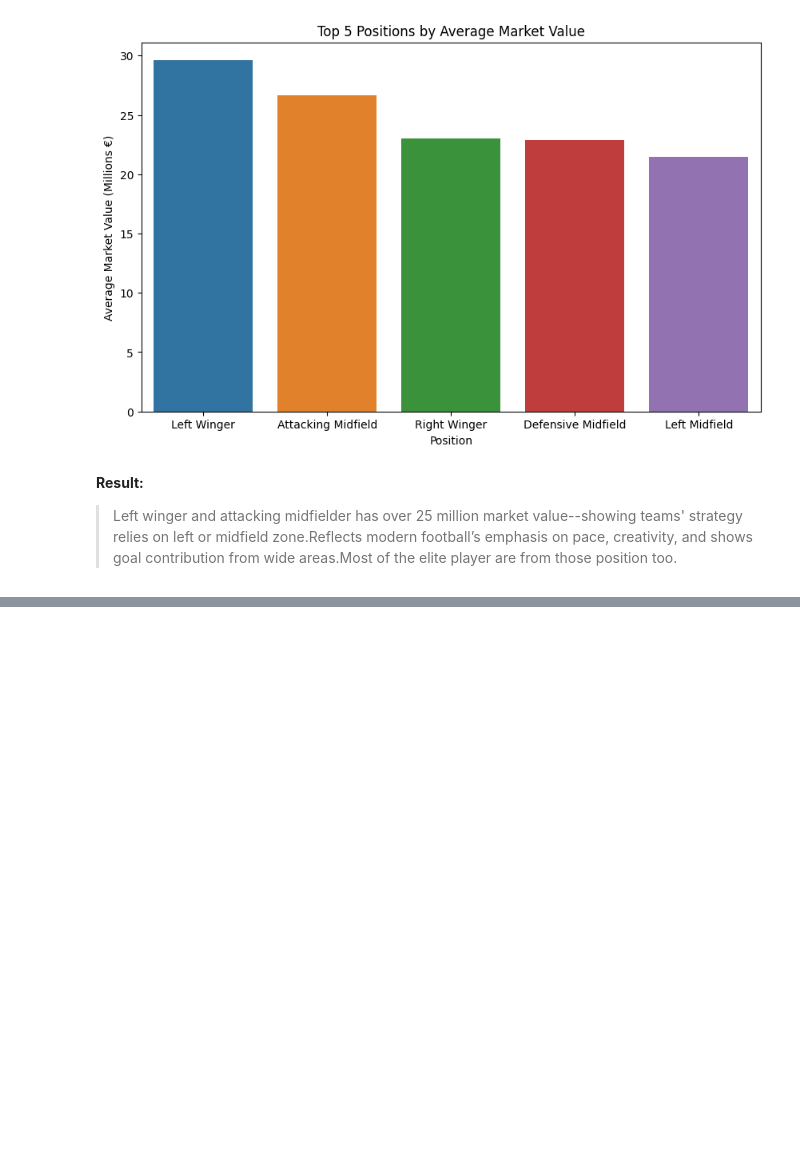
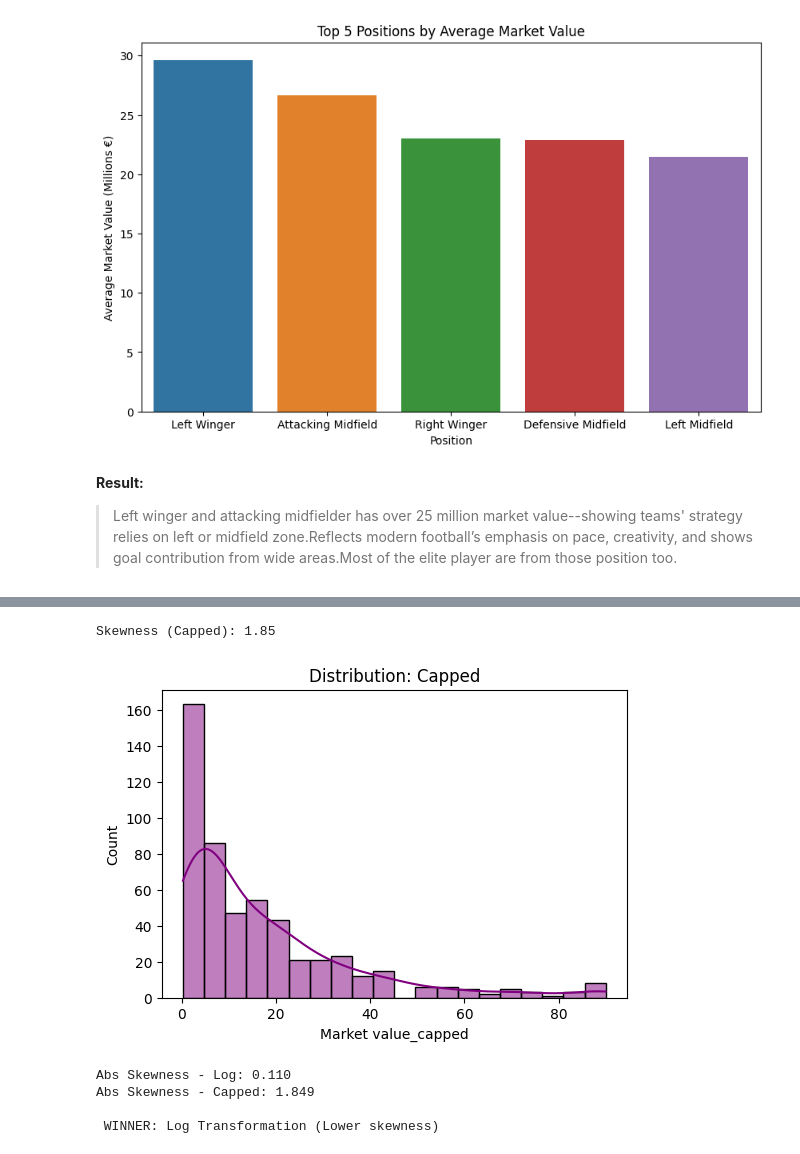
Before and after one commit to N-Garai/Premier-league-players-values-2021, a Jupyter notebook: Players'_value_2021.ipynb, the cells around one changed output, grey strips where cells are left out. Cells and saved outputs as stored; diff of their text form; code cells hidden in the pictures; blank space fills up the shorter version.

```diff
--- a/Players'_value_2021.ipynb
+++ b/Players'_value_2021.ipynb
@@ -455,0 +470,38 @@ plt.show()
+# %%
+# --- Method 2: Capping (99th Percentile) ---
+upper_limit = df['Market value(numerical)'].quantile(0.99)
+df['Market value_capped'] = np.where(
+    df['Market value(numerical)'] > upper_limit,
+    upper_limit,
+    df['Market value(numerical)']
+)
+print(f"Skewness (Capped): {df['Market value_capped'].skew():.2f}")
+
+plt.figure(figsize=(6, 4))
+sns.histplot(df['Market value_capped'], kde=True, color='purple')
+plt.title('Distribution: Capped')
+plt.show()
+# %% [output]
+Skewness (Capped): 1.85
+[figure, added]
+# %%
+# --- Decision: Which is better? ---
+skew_log = abs(df['Market value_log'].skew())
+skew_capped = abs(df['Market value_capped'].skew())
+
+print(f"Abs Skewness - Log: {skew_log:.3f}")
+print(f"Abs Skewness - Capped: {skew_capped:.3f}")
+
+if skew_log < skew_capped:
+    print("\n WINNER: Log Transformation (Lower skewness)")
+    target_col = 'Market value_log'
+    is_log_target = True
+else:
+    print("\n WINNER: Capping (Lower skewness)")
+    target_col = 'Market value_capped'
+    is_log_target = False
+# %% [output]
+Abs Skewness - Log: 0.110
+Abs Skewness - Capped: 1.849
+
+ WINNER: Log Transformation (Lower skewness)
```
Also changed, not shown: parts of 4 cells of this notebook.
